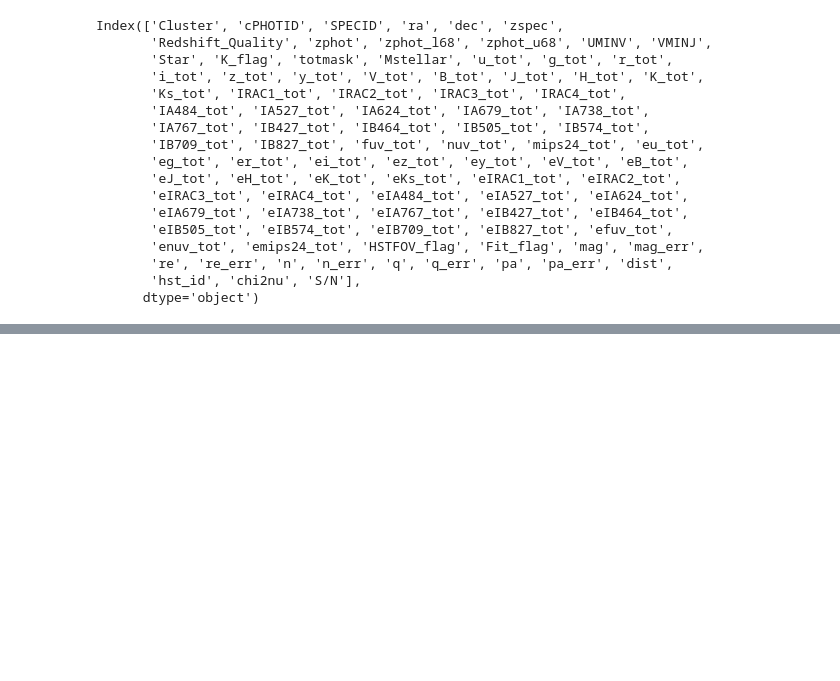
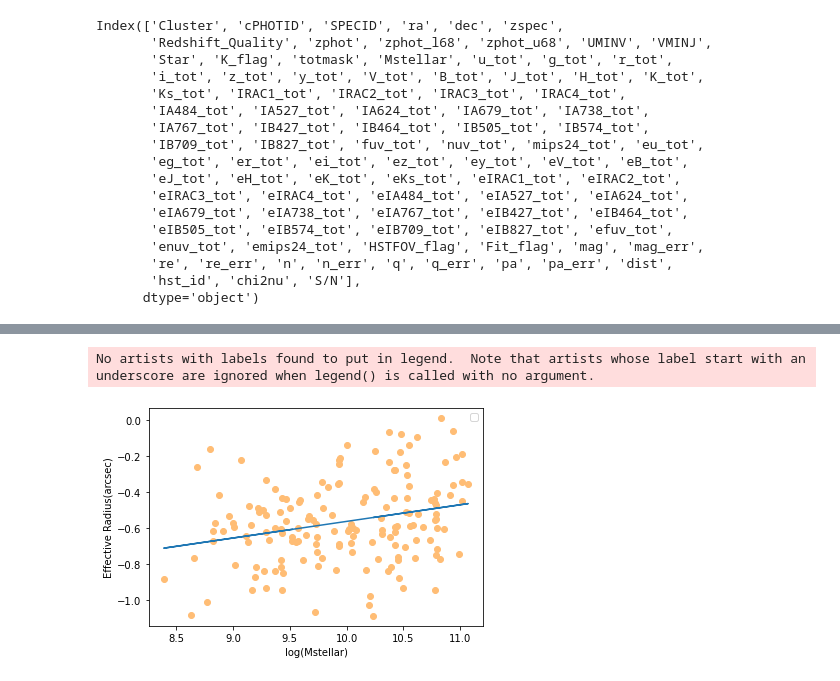
Before and after one commit to FreemanSpray/GOGREEN-Research, a Jupyter notebook: Notebooks/TestPlots.ipynb, the cells around one changed output, grey strips where cells are left out. Drawn from its saved outputs; the diff is of its cells as text; code cells hidden in the pictures; blank space fills up the shorter version.

Commit message:
Created fit() method
Method currently works for plot type 1 and 3. Another plot added to TestPlots demonstrating this.

```diff
--- a/Notebooks/TestPlots.ipynb
+++ b/Notebooks/TestPlots.ipynb
@@ -85,0 +86,5 @@ gg.plot(xQuantityName='Mstellar', yQuantityName='re', plotType=3, useLog=[True,T
+# %%
+gg.plot(xQuantityName='Mstellar', yQuantityName='re', plotType=1, clusterName='SPT2106', useLog=[True,True], xLabel='log(Mstellar)', yLabel='Effective Radius(arcsec)', fitLine=True)
+# %% [output]
+No artists with labels found to put in legend.  Note that artists whose label start with an underscore are ignored when legend() is called with no argument.
+[figure, added]
```
Also changed, not shown: parts of 4 cells of this notebook, 1 other file.
